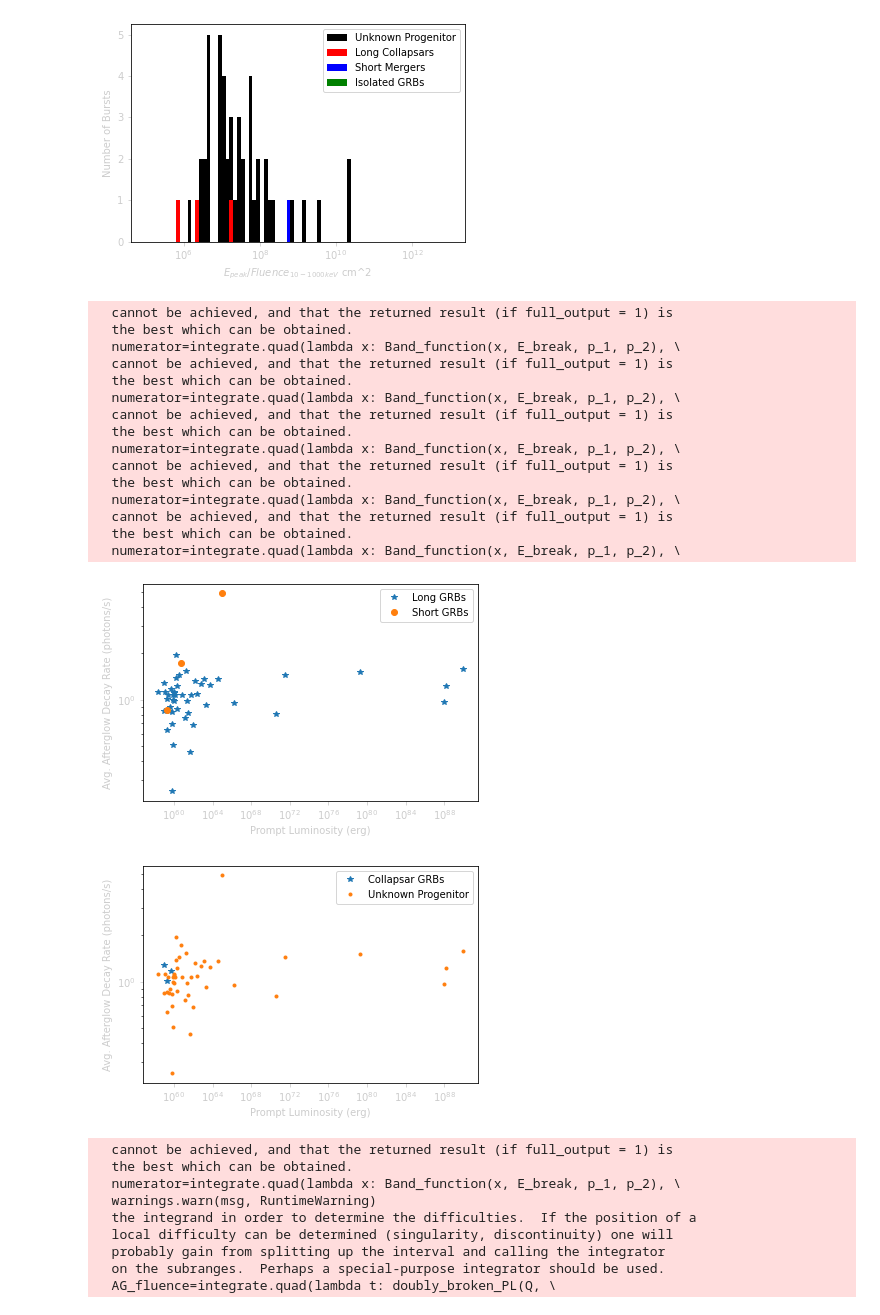
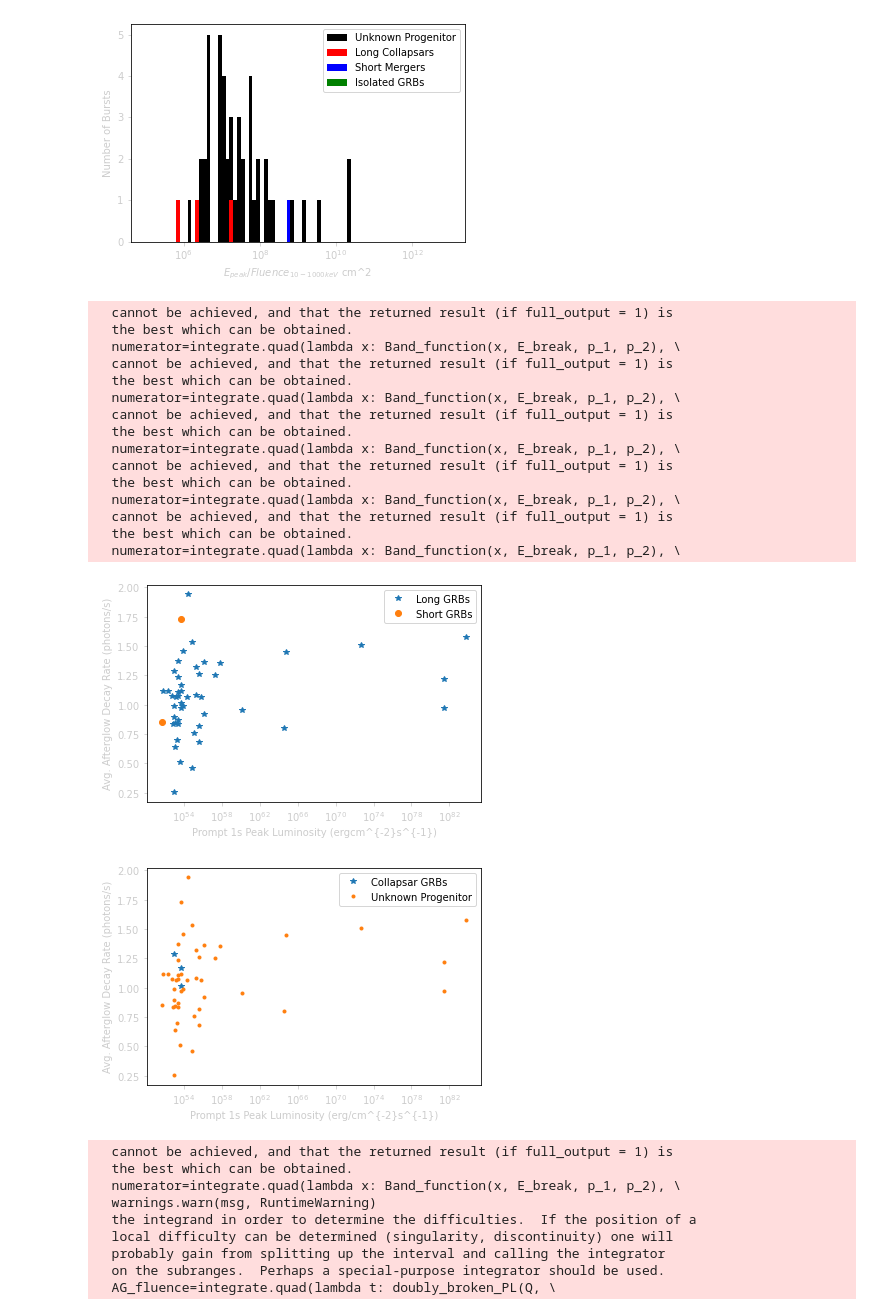
Before and after one commit to nuessle167/mirrored_prediction_paper, a Jupyter notebook: Cursed_code.ipynb, the cells around one changed output. Saved outputs shown, nothing was run; the diff lists cells and outputs as text; code cells hidden in the pictures.

```diff
--- a/Cursed_code.ipynb
+++ b/Cursed_code.ipynb
@@ -232,13 +232,10 @@ def Compton_PL (variable, index, break_E):
     return value
 
 def Band_function (variable, break_E, index_1, index_2):
-    if variable < ((index_1-index_2)*break_E)/(index_1+2):
-        value=((variable/100)**index_2)*np.exp(index_2-index_1)*(((index_1-index_2)*\
-                                    break_E)/(100*(index_1+2)))**(index_1-index_2)
-    elif variable >= ((index_1-index_2)*break_E)/(index_1+2):
-        value= ((variable/100)**index_1)*np.exp(-((index_1+2)*variable)/break_E)
-    else:
-        value=np.NaN
+    value=np.where(variable < ((index_1-index_2)*break_E)/(index_1+2), \
+            ((variable/100)**index_2)*np.exp(index_2-index_1)*(((index_1-index_2)*\
+            break_E)/(100*(index_1+2)))**(index_1-index_2), ((variable/100)**index_1)*\
+            np.exp(-((index_1+2)*variable)/break_E))
     return value
 
 def Smoothly_Broken_PL (variable, break_E, index_1, index_2, smoothen):
@@ -310,6 +307,7 @@ def getting_the_BAT_E_peak(entry):
     return E_peak
 
 def Fermi_k_func(relevant_fermi_data, spectral_model, entry, redshift):
+#     pdb.set_trace()
     low_e_range=[10, 1000]
     high_e_range=[1/(1+redshift), 10000/(1+redshift)]
     if spectral_model=='flnc_plaw              ' or spectral_model==1:
@@ -3333,7 +3331,7 @@ Intial_1_Data=np.zeros((len(spectral_sample_6_data),4))
 j=0
 for i in spectral_sample_6_data.index:
     rs=spectral_sample_6_data['Likely Redshift'][i]
-    flux=spectral_sample_6_data['GBM flux'][i]
+    flux=spectral_sample_6_data['GBM fluence'][i]
     d_lum=((2*speed_light)/H_0)*(1-np.sqrt(1/(1+rs)))*(1+rs)
     # print(d_lum)
     ghostie=spectral_sample_6_data['Spectral Model'][i]
@@ -3343,10 +3341,10 @@ for i in spectral_sample_6_data.index:
     k=Fermi_k_func(sample_2_data, ghostie, fermi_placement, rs)
     #as is this one
     # print(k)
-    L_iso=4*np.pi*((d_lum)**2)*flux*k
+    E_iso=4*np.pi*((d_lum)**2)*flux*k/(1+rs)
     # print(L_iso)
     Intial_1_Data[j, 0]=spectral_sample_6_data['name'][i]
-    Intial_1_Data[j, 1]=L_iso
+    Intial_1_Data[j, 1]=E_iso
     decay_pos=np.where(spectral_sample_6_data['name'][i]==\
                        average_decay_data['Fermi name'])[0][0]
     #literally the position in the decay array
@@ -3365,7 +3363,7 @@ for i in spectral_sample_6_data.index:
 Test_1_Data=pd.DataFrame(Intial_1_Data, columns=["Name", "Prompt Luminosity",\
                                                  "Avg. Afterglow Decay Rate", "t90"])
 outliers_mask=np.isin(Test_1_Data["Name"], \
-                (150101641.0))
+                (150101641.0, 100117879.0))
 No_Out_Test_1_Data=Test_1_Data[~outliers_mask]
 short_mask=np.where(No_Out_Test_1_Data["t90"]<=2, True, False)
 Short_Test_1_Data=No_Out_Test_1_Data[short_mask]
@@ -3377,10 +3375,10 @@ plt.plot(Short_Test_1_Data["Prompt Luminosity"], \
          abs(Short_Test_1_Data["Avg. Afterglow Decay Rate"]), marker="o", ls='none')
 plt.legend(['Long GRBs', 'Short GRBs'])
 plt.xscale('log')
-plt.yscale('log')
+# plt.yscale('log')
 plt.tick_params(axis='x', colors='0.8')
 plt.tick_params(axis='y', colors='0.8')
-plt.xlabel(r"Prompt Luminosity (erg)", color="0.8")
+plt.xlabel(r"Prompt 1s Peak Luminosity (ergcm^{-2}s^{-1})", color="0.8")
 plt.ylabel("Avg. Afterglow Decay Rate (photons/s)", color="0.8")
 plt.show()
 sm_mask=np.isin(No_Out_Test_1_Data['Name'], \
@@ -3402,37 +3400,37 @@ Unknown_Test_1b_Data=No_Out_Test_1_Data[~(lm_mask|lc_mask|sm_mask|sc_mask|exo_ma
 plt.plot(Long_Test_1b_Data["Prompt Luminosity"], \
          abs(Long_Test_1b_Data["Avg. Afterglow Decay Rate"]), marker="*", ls='none')
 # plt.plot(Short_Test_1b_Data["Prompt Luminosity"], \
 #          abs(Short_Test_1b_Data["Avg. Afterglow Decay Rate"]), marker="o", ls='none')
 # plt.plot(Exotic_Test_1b_Data["Prompt Luminosity"], \
 #          abs(Exotic_Test_1b_Data["Avg. Afterglow Decay Rate"]), marker="o", ls='none')
 plt.plot(Unknown_Test_1b_Data["Prompt Luminosity"], \
          abs(Unknown_Test_1b_Data["Avg. Afterglow Decay Rate"]), marker=".", ls='none')
 plt.legend(['Collapsar GRBs', 'Unknown Progenitor'])
 plt.xscale('log')
-plt.yscale('log')
+# plt.yscale('log')
 plt.tick_params(axis='x', colors='0.8')
 plt.tick_params(axis='y', colors='0.8')
-plt.xlabel(r"Prompt Luminosity (erg)", color="0.8")
+plt.xlabel(r"Prompt 1s Peak Luminosity (erg/cm^{-2}s^{-1})", color="0.8")
 plt.ylabel("Avg. Afterglow Decay Rate (photons/s)", color="0.8")
 plt.show()
 # %% [output]
   cannot be achieved, and that the returned result (if full_output = 1) is
   the best which can be obtained.
   numerator=integrate.quad(lambda x: Band_function(x, E_break, p_1, p_2), \
   cannot be achieved, and that the returned result (if full_output = 1) is
   the best which can be obtained.
   numerator=integrate.quad(lambda x: Band_function(x, E_break, p_1, p_2), \
   cannot be achieved, and that the returned result (if full_output = 1) is
   the best which can be obtained.
   numerator=integrate.quad(lambda x: Band_function(x, E_break, p_1, p_2), \
   cannot be achieved, and that the returned result (if full_output = 1) is
   the best which can be obtained.
   numerator=integrate.quad(lambda x: Band_function(x, E_break, p_1, p_2), \
   cannot be achieved, and that the returned result (if full_output = 1) is
   the best which can be obtained.
   numerator=integrate.quad(lambda x: Band_function(x, E_break, p_1, p_2), \
-[figure, old version]
+[figure, new version]
-[figure, old version]
+[figure, new version]
 # %%
 ##Hypothesis 2a##
 Initial_2a_Data=np.zeros((len(spectral_sample_6_data.index),4))
```
Also changed, not shown: parts of 1 cell of this notebook.
